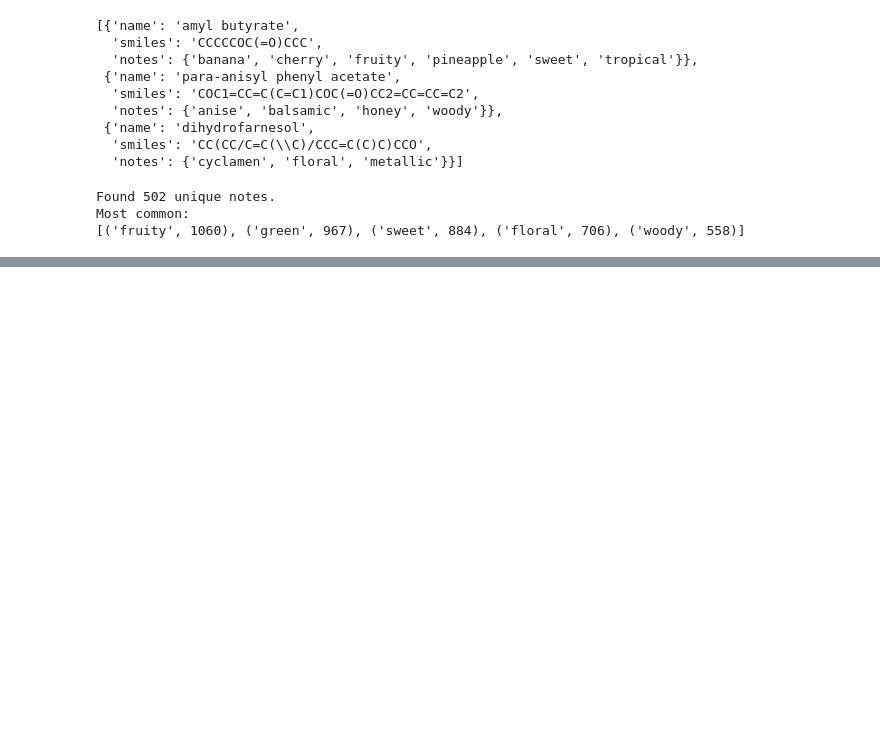
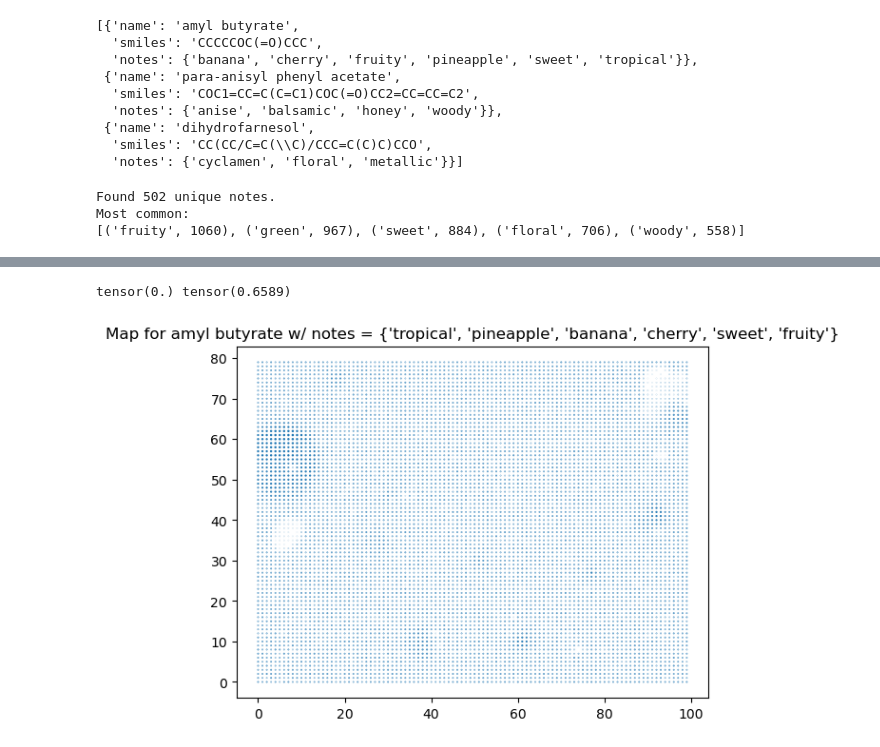
Before and after one commit to laurahsisson/aromap, a Jupyter notebook: somell.ipynb, the cells around one changed output, grey strips where cells are left out. Cells and saved outputs as stored; diff of their text form; code cells hidden in the pictures; blank space fills up the shorter version.

```diff
--- a/somell.ipynb
+++ b/somell.ipynb
@@ -195 +230,15 @@ som, scores = do_train({'width': 25*4, 'height': 20*4, 'epochs': 1, 'lr': 1},ver
+# %%
+def flatten(mtrx):
+    return mtrx.reshape((mtrx.shape[0]*mtrx.shape[1],-1)).squeeze()
+
+pos = flatten(som.idxs).numpy()
+act = flatten(get_activations(som,molecules[0]["encoding"]))
+act = torch.nn.functional.threshold(act,1e-3,0)
+print(act.min(),act.max())
+plt.title(f"Map for {molecules[0]['name']} w/ notes = {molecules[0]['notes']}")
+plt.scatter(pos[:,0],pos[:,1],s=act.numpy())
+plt.show()
+# %% [output]
+tensor(0.) tensor(0.6589)
+[figure, added]
 # %%
```
Also changed, not shown: parts of 7 cells of this notebook, 1 other file.
